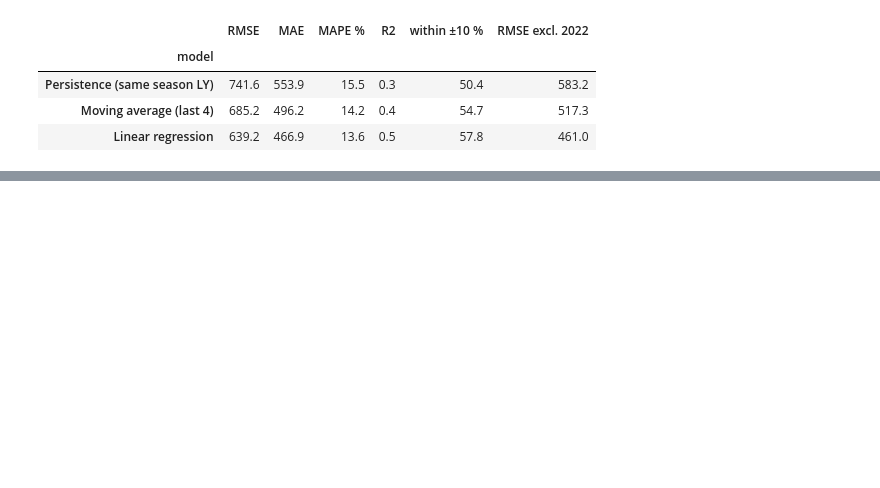
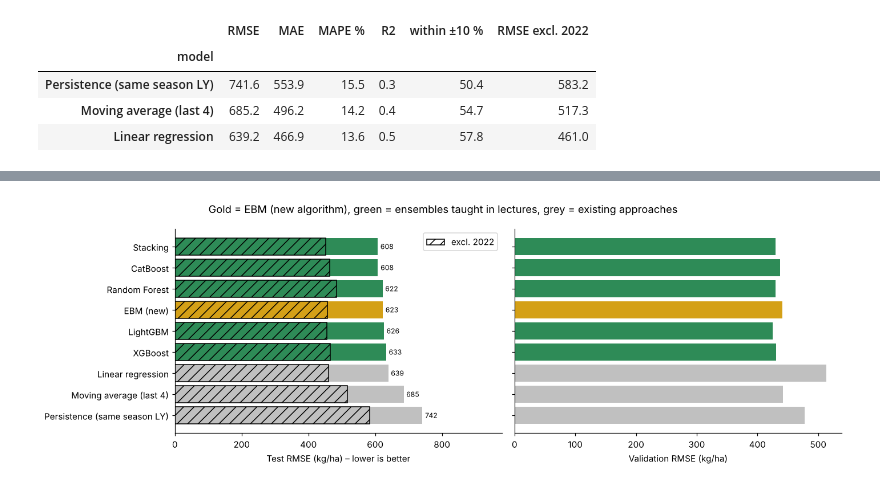
Before and after one commit to WarnaBuddhikaUom/paddy-yield-forecasting-sl, a Jupyter notebook: notebooks/paddy_yield_forecasting.ipynb, the cells around one changed output, grey strips where cells are left out. Drawn from its saved outputs; the diff is of its cells as text; code cells hidden in the pictures; blank space fills up the shorter version.

Commit message:
Update paddy yield forecasting model

```diff
--- a/notebooks/paddy_yield_forecasting.ipynb
+++ b/notebooks/paddy_yield_forecasting.ipynb
@@ -505,9 +283,0 @@ savefig("08_shap_beeswarm")
-# %%
-fig, axes = plt.subplots(1, 3, figsize=(14, 3.8))
-for ax, f in zip(axes, ["yield_avg_last4", "share_rainfed", "Year"]):
-    ax.scatter(raw_test_num[f], sv.values[:, feat_names.index(f)], s=8, alpha=0.6,
-               c=(X_test["Season"] == "YALA").map({True: "#d2691e", False: "#2e8b57"}).values)
-    ax.axhline(0, color="k", lw=0.6); ax.set_xlabel(f); ax.set_ylabel("SHAP value (kg/ha)")
-axes[0].set_title("green = Maha, orange = Yala", fontsize=9)
-fig.suptitle("SHAP dependence: how a feature's value changes its contribution")
-savefig("09_shap_dependence")
@@ -618,0 +318,15 @@ Saved: /home/claude/proj/models/paddy_yield_model.pkl (1.2 MB)
+# %%
+ebm_space = {"learning_rate": loguniform(0.005, 0.05), "interactions": [0, 3, 5, 10], "min_samples_leaf": randint(5, 31),
+             "max_leaves": [2, 3], "outer_bags": [8, 14], "smoothing_rounds": [0, 100, 200], "max_bins": [128, 256]}
+ebm_search = RandomizedSearchCV(ExplainableBoostingRegressor(random_state=RANDOM_STATE, n_jobs=2), ebm_space, n_iter=NI(8),
+                                cv=tscv, scoring="neg_root_mean_squared_error", random_state=RANDOM_STATE, n_jobs=1, refit=True)
+t0 = time.time(); ebm_search.fit(X_train, y_train); train_time["EBM (new)"] = time.time() - t0
+cv_scores["EBM (new)"] = -ebm_search.best_score_
+fitted["EBM (new)"] = ebm_search.best_estimator_
+best_params = {"EBM (new)": {k: (round(float(v), 4) if isinstance(v, (float, np.floating)) else int(v) if isinstance(v, np.integer) else v)
+                             for k, v in ebm_search.best_params_.items()}}
+results.append(evaluate("EBM (new)", y_test.values, ebm_search.best_estimator_.predict(X_test)))
+print(f"EBM: validation RMSE = {cv_scores['EBM (new)']:.1f} kg/ha  ({train_time['EBM (new)']:.0f}s)")
+print("best params:", best_params["EBM (new)"])
+pd.DataFrame(ebm_search.cv_results_)[["params", "mean_test_score", "std_test_score"]].assign(
+    validation_RMSE=lambda d: -d.mean_test_score).sort_values("validation_RMSE")[["params", "validation_RMSE", "std_test_score"]].round(1)
@@ -618,0 +411,6 @@ Saved: /home/claude/proj/models/paddy_yield_model.pkl (1.2 MB)
+# %%
+res = pd.DataFrame(results).set_index("model")
+res.insert(0, "Validation RMSE", pd.Series(cv_scores))
+res["fit time (s)"] = pd.Series(train_time)
+res = res.sort_values("RMSE")
+res.round(2)
@@ -618,0 +429,15 @@ Saved: /home/claude/proj/models/paddy_yield_model.pkl (1.2 MB)
+# %%
+BASELINES = ["Persistence (same season LY)", "Moving average (last 4)", "Linear regression"]
+fig, axes = plt.subplots(1, 2, figsize=(13, 4.4))
+r = res.sort_values("RMSE")
+cols = ["#d4a017" if n == "EBM (new)" else "#c0c0c0" if n in BASELINES else "#2e8b57" for n in r.index]
+axes[0].barh(r.index, r["RMSE"], color=cols); axes[0].invert_yaxis()
+axes[0].barh(r.index, r["RMSE excl. 2022"], color="none", edgecolor="black", hatch="//", label="excl. 2022")
+for y, v in enumerate(r["RMSE"]): axes[0].text(v + 8, y, f"{v:.0f}", va="center", fontsize=8)
+axes[0].set_xlim(0, 980); axes[0].set_xlabel("Test RMSE (kg/ha) – lower is better"); axes[0].legend(loc="upper right")
+axes[1].barh(r.index, r["Validation RMSE"], color=cols); axes[1].invert_yaxis(); axes[1].set_xlabel("Validation RMSE (kg/ha)")
+axes[1].set_yticklabels([])
+fig.suptitle("Gold = EBM (new algorithm), green = ensembles taught in lectures, grey = existing approaches")
+savefig("05_model_comparison")
+# %% [output]
+[figure, added]
```
Also changed, not shown: parts of 67 cells of this notebook, 27 other files.
